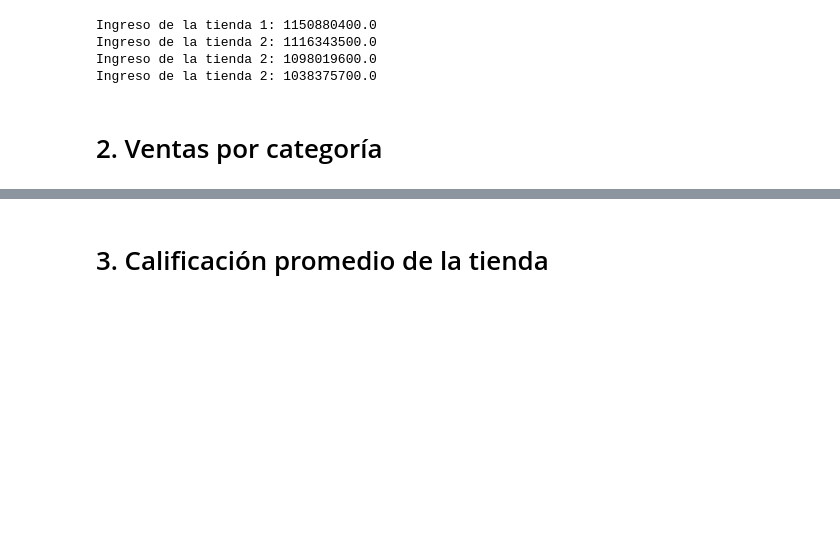
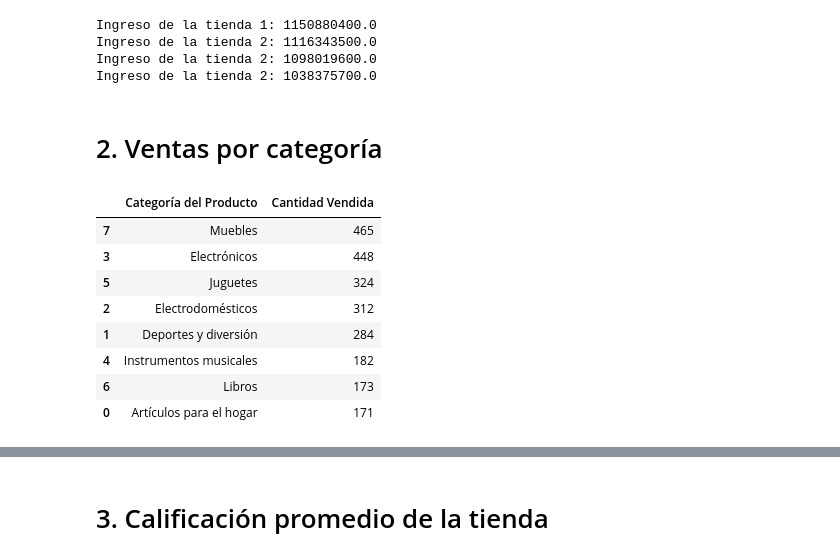
Before and after one commit to BillDevData/Challenge-1-Data-Science, a Jupyter notebook: AluraStoreLatam.ipynb, the cells around one changed output, grey strips where cells are left out. Cells and saved outputs as stored; diff of their text form; code cells hidden in the pictures; blank space fills up the shorter version.

Commit message:
Se calcula las ventas por categoría

```diff
--- a/AluraStoreLatam.ipynb
+++ b/AluraStoreLatam.ipynb
@@ -66,3 +66,16 @@ Ingreso de la tienda 2: 1098019600.0
 Ingreso de la tienda 2: 1038375700.0
 # %% [markdown]
 # 2. Ventas por categoría
+# %%
+ventas_categoria_tienda1 = tienda.groupby("Categoría del Producto")["Producto"].count().reset_index().rename(columns={"Producto": "Cantidad Vendida"}).sort_values(by="Cantidad Vendida", ascending=False)
+ventas_categoria_tienda1
+# %% [output]
+|  | Categoría del Producto | Cantidad Vendida |
+| 7 | Muebles | 465 |
+| 3 | Electrónicos | 448 |
+| 5 | Juguetes | 324 |
+| 2 | Electrodomésticos | 312 |
+| 1 | Deportes y diversión | 284 |
+| 4 | Instrumentos musicales | 182 |
+| 6 | Libros | 173 |
+| 0 | Artículos para el hogar | 171 |
```
Also changed, not shown: parts of 3 cells of this notebook.
